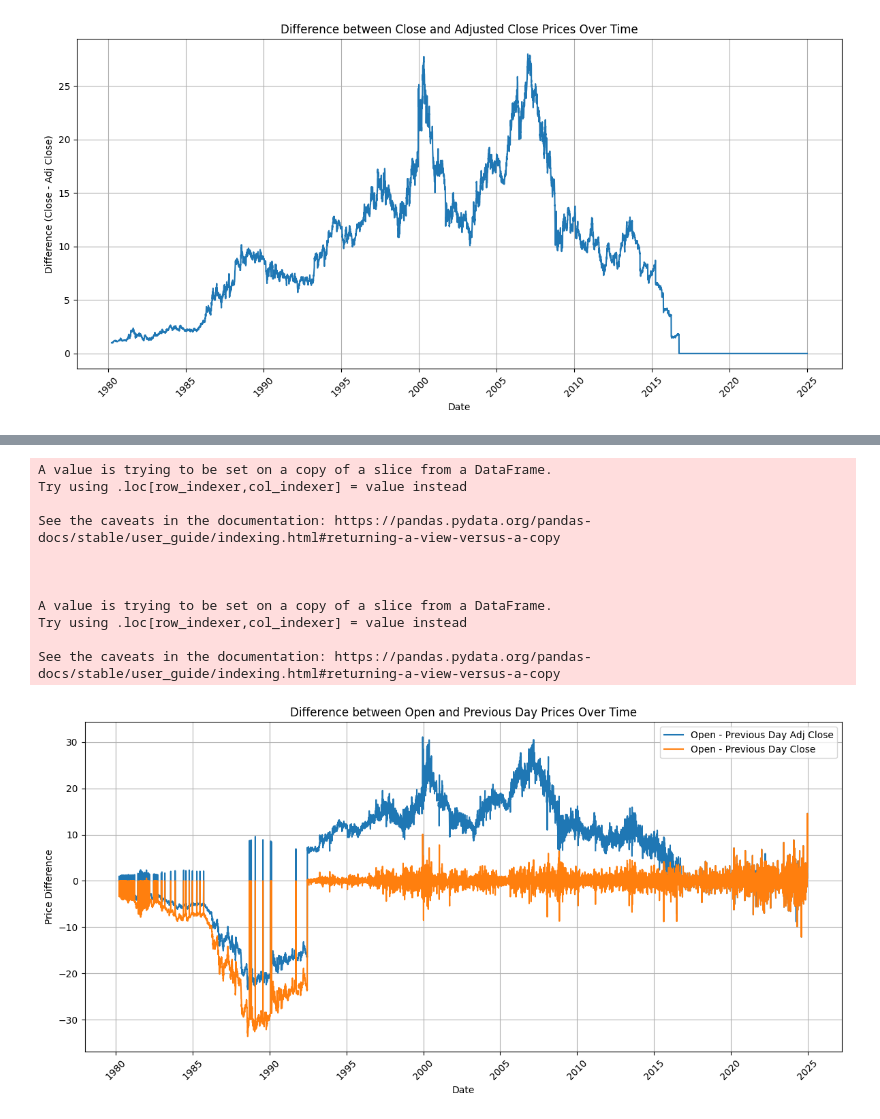
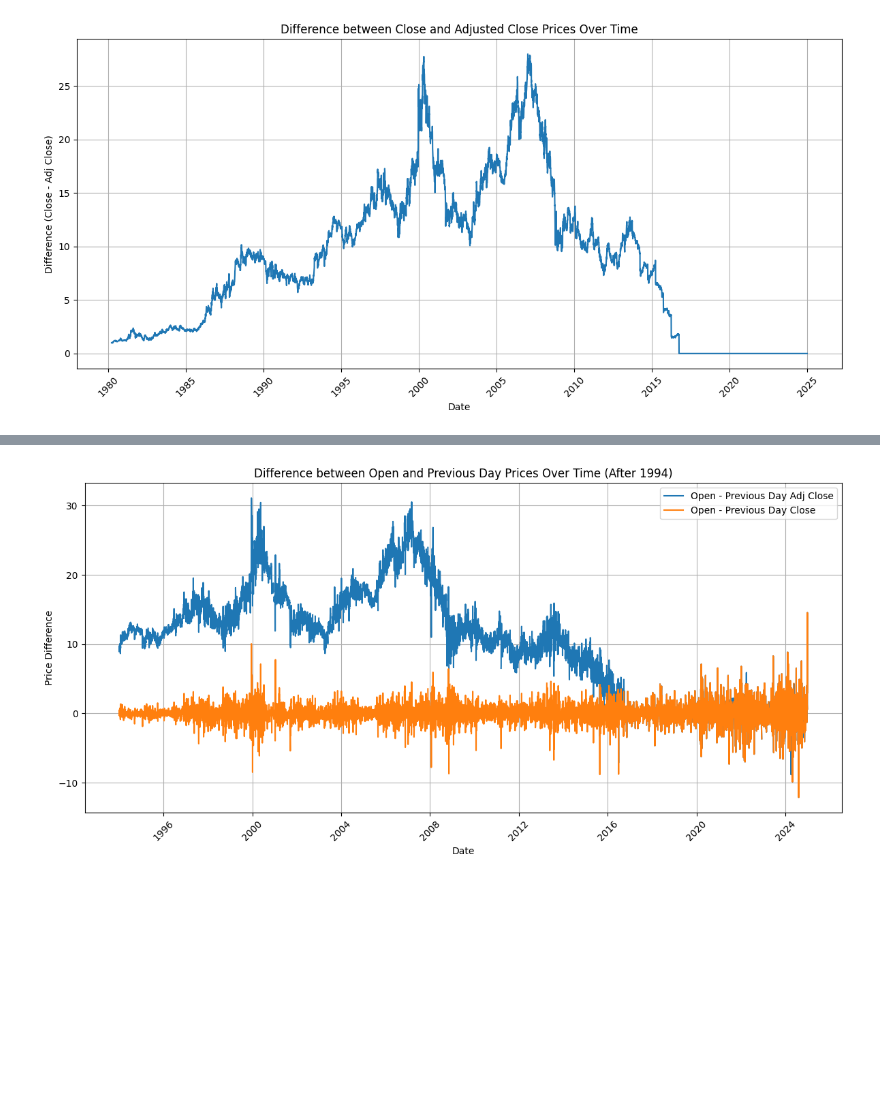
Before and after one commit to optima-intellihack-5-0/Intellihack_Optima_4, a Jupyter notebook: Task4_analysis.ipynb, the cells around one changed output, grey strips where cells are left out. Drawn from its saved outputs; the diff is of its cells as text; code cells hidden in the pictures; blank space fills up the shorter version.

```diff
--- a/Task4_analysis.ipynb
+++ b/Task4_analysis.ipynb
@@ -32,6 +24,5 @@ except pd.errors.ParserError:
 # %%
-# prompt: drop unnamed column from new df
-
-# Drop unnamed columns if they exist
+# Drop unnamed index columns from df
 df = df.loc[:, ~df.columns.str.contains('^Unnamed')]
-df['Date'] = pd.to_datetime(df['Date'])
+# Convert date column to date format
+df.loc[:, 'Date'] = pd.to_datetime(df['Date'], errors='coerce')
@@ -197,0 +221,7 @@ Below are the adjacent rows (previous, current, next):
+# %%
+# fill the date of record after record with 2004-06-18 anf the record after that with 2004-06-22
+if 6125 in unaccounted_indexes:
+    df.loc[6125, 'Date'] = pd.to_datetime('2004-06-22')
+if 6126 in unaccounted_indexes:
+    df.loc[6126, 'Date'] = pd.to_datetime('2004-06-23')
+df['Date'] = pd.to_datetime(df['Date'], errors='coerce')
@@ -197,0 +251,6 @@ Below are the adjacent rows (previous, current, next):
+# %%
+df = df.dropna(subset=['Date']).reset_index(drop=True)
+# Print null and zero counts for 'Date' column after dropping nulls
+null_count = df['Date'].isnull().sum()
+zero_count = (df['Date'] == 0).sum()
+print(f"'Date': Null values - {null_count}, Zero values - {zero_count}")
@@ -596,0 +404,4 @@ Name: Close_AdjClose_Diff, dtype: float64
+# %%
+filtered_df = df[(df['Close'].notnull()) & (df['Adj Close'].notnull()) & (df['Close'] != 0) & (df['Adj Close'] != 0)]
+filtered_df = filtered_df.copy()
+filtered_df.loc[:, 'Close_AdjClose_Diff'] = filtered_df['Close'] - filtered_df['Adj Close']
@@ -671,31 +494,21 @@ See the caveats in the documentation: https://pandas.pydata.org/pandas-docs/stab
 # %%
-# prompt: i need to visualize the difference bwteen column open and adjusted close vaies with time
+# to visualize the difference bwteen column open and adjusted close vaies with time
 filtered_df['Open_AdjClosePrev_Diff'] = filtered_df['Open'] - filtered_df['Adj_Close_prev']
 filtered_df['Open_ClosePrev_Diff'] = filtered_df['Open'] - filtered_df['Close_prev']
 
-# Assuming 'filtered_df' and 'Date', 'Close', 'Adj Close' columns exist
+# Filter data for dates after 2016
+filtered_df_after_2016 = filtered_df[filtered_df['Date'] >= pd.to_datetime('1994-01-01')]
 
 plt.figure(figsize=(12, 6))
-plt.plot(filtered_df['Date'], filtered_df['Open_AdjClosePrev_Diff'], label='Open - Previous Day Adj Close')
-plt.plot(filtered_df['Date'], filtered_df['Open_ClosePrev_Diff'], label='Open - Previous Day Close')
+plt.plot(filtered_df_after_2016['Date'], filtered_df_after_2016['Open_AdjClosePrev_Diff'], label='Open - Previous Day Adj Close')
+plt.plot(filtered_df_after_2016['Date'], filtered_df_after_2016['Open_ClosePrev_Diff'], label='Open - Previous Day Close')
 plt.xlabel('Date')
 plt.ylabel('Price Difference')
-plt.title('Difference between Open and Previous Day Prices Over Time')
+plt.title('Difference between Open and Previous Day Prices Over Time (After 1994)')
 plt.legend()
 plt.grid(True)
 plt.xticks(rotation=45)
 plt.tight_layout()
 plt.show()
 # %% [output]
-A value is trying to be set on a copy of a slice from a DataFrame.
-Try using .loc[row_indexer,col_indexer] = value instead
-
-See the caveats in the documentation: https://pandas.pydata.org/pandas-docs/stable/user_guide/indexing.html#returning-a-view-versus-a-copy
-
-
-
-A value is trying to be set on a copy of a slice from a DataFrame.
-Try using .loc[row_indexer,col_indexer] = value instead
-
-See the caveats in the documentation: https://pandas.pydata.org/pandas-docs/stable/user_guide/indexing.html#returning-a-view-versus-a-copy
-[figure, old version]
+[figure, new version]
```
Also changed, not shown: parts of 49 cells of this notebook, 6 other files.
